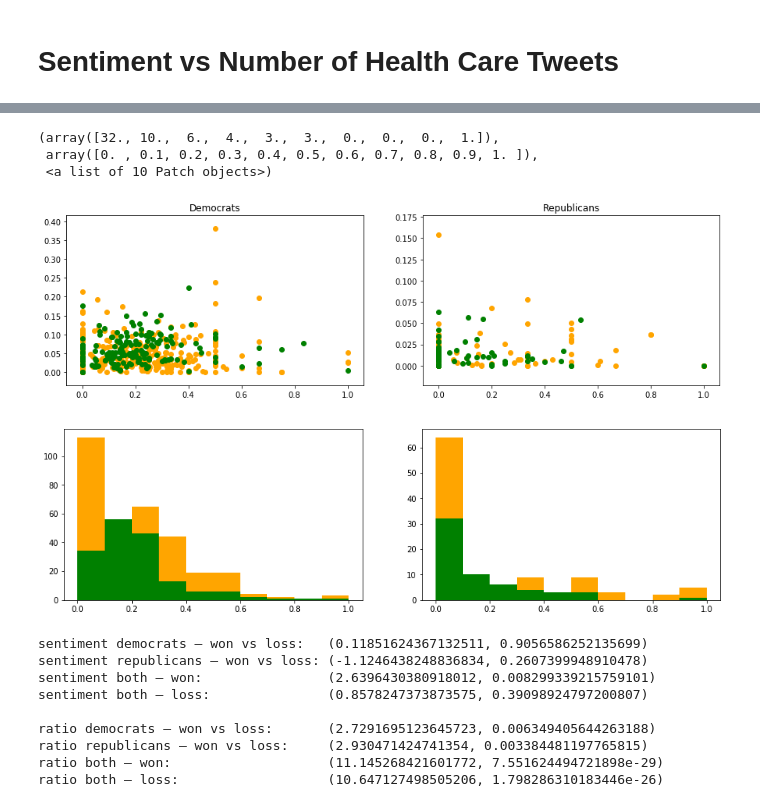
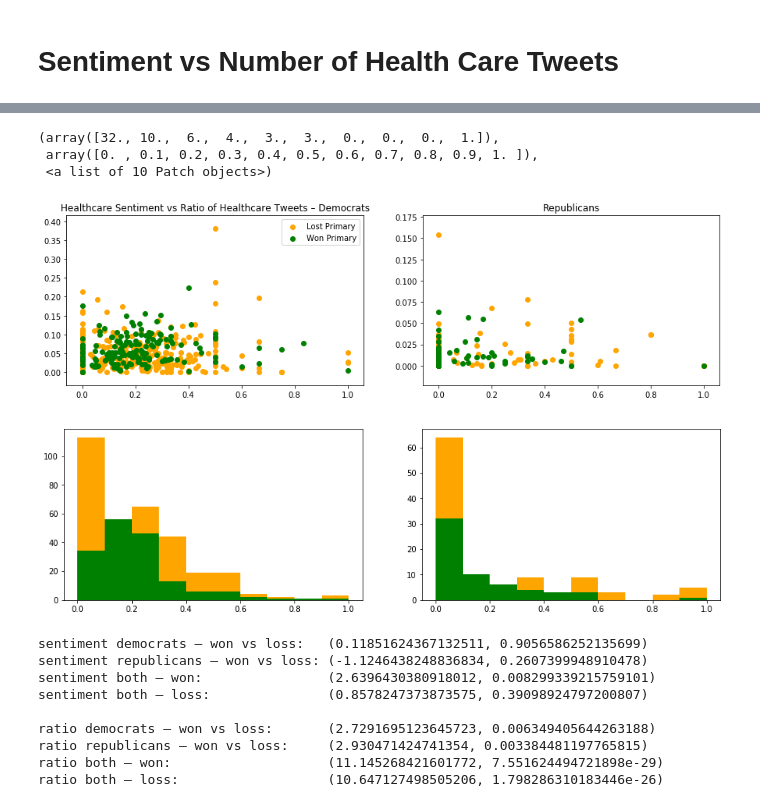
Before and after one commit to charles-tan/POCA, a Jupyter notebook: notebooks/sentiment_result_analysis.ipynb, the cells around one changed output, grey strips where cells are left out. Cells and saved outputs as stored; diff of their text form; code cells hidden in the pictures.

```diff
--- a/notebooks/sentiment_result_analysis.ipynb
+++ b/notebooks/sentiment_result_analysis.ipynb
@@ -564,31 +589,33 @@ axs3.scatter(r1, r2, c='red')
 [figure]
 # %%
 fig, (axs1, axs2) = plt.subplots(1, 2, figsize=(15, 4))
-axs1.set_title("Democrats")
+axs1.set_title("Healthcare Sentiment vs Ratio of Healthcare Tweets – Democrats")
 axs2.set_title("Republicans")
 
 ld = lost_primary_dem_df[lost_primary_dem_df['health_care_tweet_count'] < 400]
 lr = lost_primary_rep_df[lost_primary_rep_df['health_care_tweet_count'] < 400]
 l_d1, l_d2, l_r1, l_r2 = ld['health_care_sentiment'], (ld['health_care_tweet_count'] / ld['num_tweets']), lr['health_care_sentiment'], (lr['health_care_tweet_count'] / lr['num_tweets'])
-axs1.scatter(l_d1, l_d2, c='orange')
+l = axs1.scatter(l_d1, l_d2, c='orange')
 axs2.scatter(l_r1, l_r2, c='orange')
 
 wd = won_primary_dem_df[won_primary_dem_df['health_care_tweet_count'] < 400]
 wr = won_primary_rep_df[won_primary_rep_df['health_care_tweet_count'] < 400]
 w_d1, w_d2, w_r1, w_r2 = wd['health_care_sentiment'], (wd['health_care_tweet_count'] / wd['num_tweets']), wr['health_care_sentiment'], (wr['health_care_tweet_count'] / wr['num_tweets'])
-axs1.scatter(w_d1, w_d2, c='green')
+w = axs1.scatter(w_d1, w_d2, c='green')
 axs2.scatter(w_r1, w_r2, c='green')
+
+axs1.legend((l, w), ("Lost Primary", "Won Primary"))
 
 fig, (axs1, axs2) = plt.subplots(1, 2, figsize=(15, 4))
 axs1.hist(l_d1, color='orange')
 axs2.hist(l_r1, color='orange')
 axs1.hist(w_d1, color='green')
 axs2.hist(w_r1, color='green')
 # %% [output]
 (array([32., 10.,  6.,  4.,  3.,  3.,  0.,  0.,  0.,  1.]),
  array([0. , 0.1, 0.2, 0.3, 0.4, 0.5, 0.6, 0.7, 0.8, 0.9, 1. ]),
  <a list of 10 Patch objects>)
-[figure, old version]
+[figure, new version]
 [figure]
 # %%
 l_d1 = l_d1.dropna()
```
Also changed, not shown: parts of 2 cells of this notebook, 2 other files.
